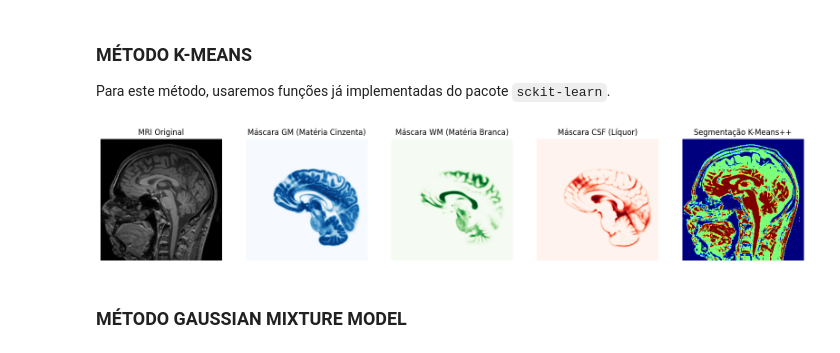
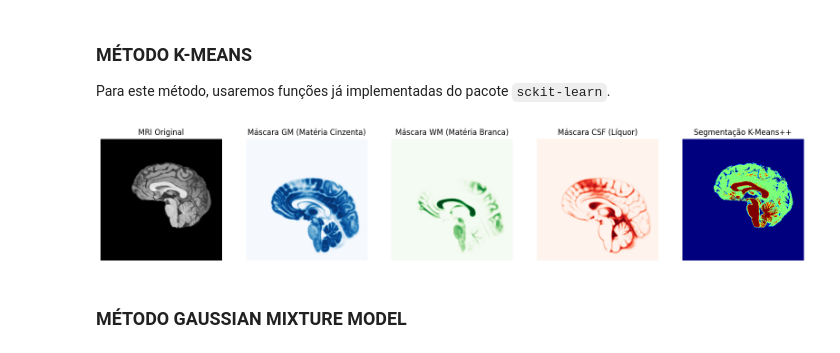
Before and after one commit to MBGustav/pdi3d-notes, a Jupyter notebook: Trabalho/Atividade-2.ipynb, the cells around one changed output. Drawn from its saved outputs; the diff is of its cells as text; code cells hidden in the pictures.

```diff
--- a/Trabalho/Atividade-2.ipynb
+++ b/Trabalho/Atividade-2.ipynb
@@ -24,12 +24,12 @@ CLINICS_IMG_DIR   = "imagens-clinicas"
 EXTRACTED_BRAIN_DIR = 'skull-strip-images'
 
 # Facilitar o acesso aos arquivos
-AtlasPaths = {
-    "REF": f"{ATLAS_IMG_DIR}/mni_ref.nii.gz",
-    "MASK": f"{ATLAS_IMG_DIR}/mni_ref.nii.gz",
-    "CSF": f"{ATLAS_IMG_DIR}/mni_csf.nii.gz",
-    "GM" : f"{ATLAS_IMG_DIR}/mni_gm.nii.gz",
-    "WM" : f"{ATLAS_IMG_DIR}/mni_wm.nii.gz"
+atlas_files = {
+    "REF" : f"{ATLAS_IMG_DIR}/mni_ref.nii.gz",
+    "MASK": f"{ATLAS_IMG_DIR}/mni_mask.nii.gz",
+    "CSF" : f"{ATLAS_IMG_DIR}/mni_csf.nii.gz",
+    "GM"  : f"{ATLAS_IMG_DIR}/mni_gm.nii.gz",
+    "WM"  : f"{ATLAS_IMG_DIR}/mni_wm.nii.gz"
 }
 
 # lista dos arquivos
@@ -211,7 +506,7 @@ def kmeans_method(image_path, atlas_paths, sample_rate=0.01, n_clusters=3):
     return sitk_image, image_array, masks, segmented_image
 
 # Definir caminhos dos arquivos
-image_path =ClinicalImgPaths[2]
+image_path = skull_stripped_files[0]
 
 # Rodar K-Means++ com 1% de amostragem
 sitk_image, image_array, masks, segmented_image = kmeans_method(image_path, AtlasPaths, sample_rate=0.01)
@@ -221,34 +516,34 @@ slice_index = image_array.shape[0] // 2  # Fatia central
 
 fig, axes = plt.subplots(1, 5, figsize=(20, 5))
 
 # Imagem Original
 axes[0].imshow(image_array[slice_index], origin='lower',cmap="gray")
 axes[0].set_title("MRI Original")
 axes[0].axis("off")
 
 # Máscara GM
 axes[1].imshow(masks["GM"][slice_index], origin='lower',cmap="Blues")
 axes[1].set_title("Máscara GM (Matéria Cinzenta)")
 axes[1].axis("off")
 
 # Máscara WM
 axes[2].imshow(masks["WM"][slice_index], origin='lower',cmap="Greens")
 axes[2].set_title("Máscara WM (Matéria Branca)")
 axes[2].axis("off")
 
 # Máscara CSF
 axes[3].imshow(masks["CSF"][slice_index], origin='lower',cmap="Reds")
 axes[3].set_title("Máscara CSF (Líquor)")
 axes[3].axis("off")
 
 # Segmentação K-Means++
 axes[4].imshow(segmented_image[slice_index], origin='lower',cmap="jet")
 axes[4].set_title("Segmentação K-Means++")
 axes[4].axis("off")
 
 plt.show()
 # %% [output]
-[figure, old version]
+[figure, new version]
 # %% [markdown]
 ### MÉTODO GAUSSIAN MIXTURE MODEL
 # %%
```
Also changed, not shown: parts of 10 cells of this notebook, 5 other files.
